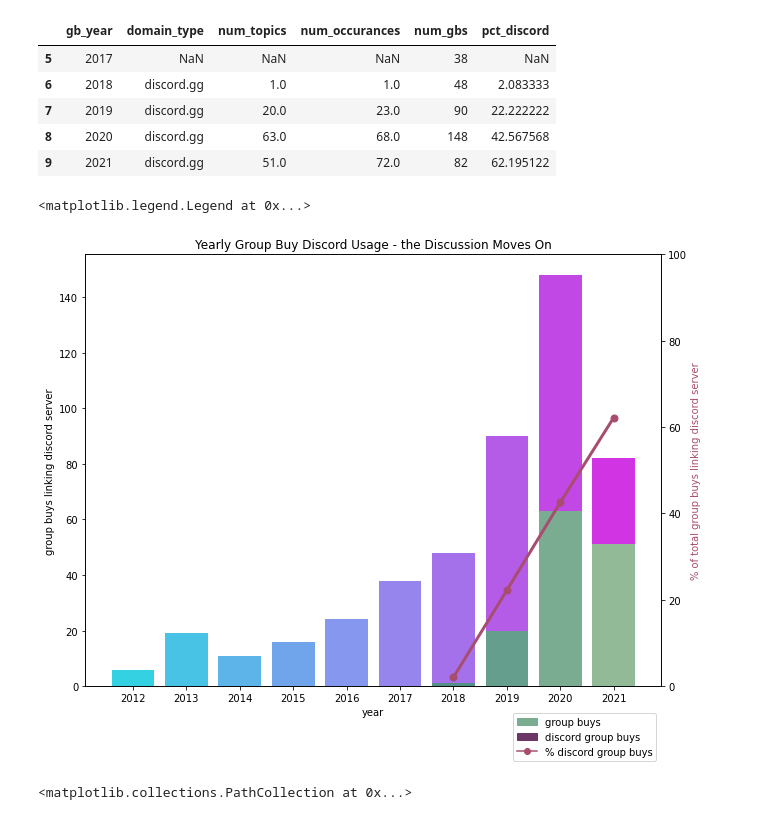
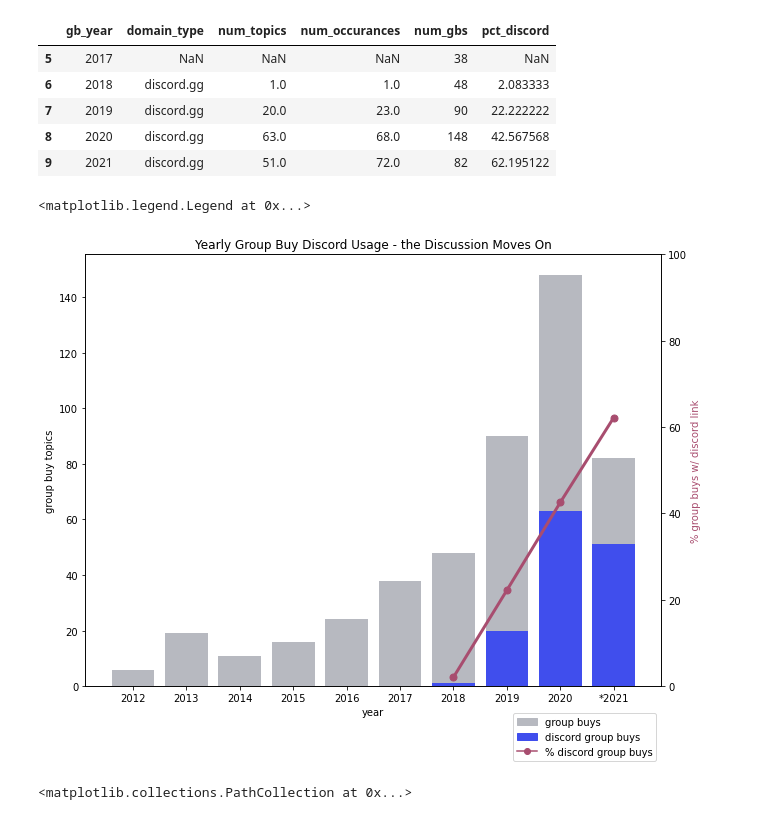
Before and after one commit to mattsalinero/mechanalysis, a Jupyter notebook: mechgraphing.ipynb, the cells around one changed output. Saved outputs shown, nothing was run; the diff lists cells and outputs as text; code cells hidden in the pictures.

Commit message:
feat: improve aesthetics of discord graph

```diff
--- a/mechgraphing.ipynb
+++ b/mechgraphing.ipynb
@@ -13,6 +13,10 @@ from pathlib import Path
 %matplotlib inline
 # %%
 db = Path(os.path.abspath('')) / "data" / "database" / "2021-05-31_mech_db_clean.db"
+total_gray = '#B7B9C0'
+active_green = '#7AAC91'
+hype_purp = '#6C3667'
+pct_magen = '#A84D6F'
 # %%
 yearly_query = """
     /* keycap group buy yearly aggregate stats */
@@ -198,31 +202,42 @@ discord_df.tail(5)
 | 9 | 2021 | discord.gg | 51.0 | 72.0 | 82 | 62.195122 |
 # %%
 # yearly discord link plot
+dcrd_blue = '#404EED'
 
 # create plot and set up twin axis
 dcrd_plot = plt.figure(figsize=[8,6])
 dcrd_ax1 = dcrd_plot.add_axes([1, 1, 1, 1])
 dcrd_ax2 = dcrd_ax1.twinx()
+
+# plot total gbs, "popular" gbs, and % popular gbs
+dcrd_xpos = np.arange(len(discord_df['gb_year']))
+dcrd_ax1.bar(dcrd_xpos, discord_df['num_gbs'], color=total_gray)
+dcrd_ax1.bar(dcrd_xpos, discord_df['num_topics'], color=dcrd_blue)
+
+dcrd_ax2.plot(discord_df['gb_year'], discord_df['pct_discord'],
+                marker='o', linewidth=3, markersize=7, color=pct_magen)
+
+# add axis labels/ticks
+dcrd_ax1.set_title("Yearly Group Buy Discord Usage - the Discussion Moves On")
+
+dcrd_ax1.set_xlabel('year')
+dcrd_ax1.set_xticks(dcrd_xpos)
+dcrd_xpos_lab = discord_df['gb_year'].copy()
+dcrd_xpos_lab.iat[-1] = "*" + dcrd_xpos_lab.iat[-1]
+dcrd_ax1.set_xticklabels(dcrd_xpos_lab)
+
+dcrd_ax1.set_ylabel('group buy topics')
+dcrd_ax2.set_ylabel('% group buys w/ discord link', color=pct_magen)
 dcrd_ax2.set_ylim(0, 100)
 
-# plot total gbs, "popular" gbs, and % popular gbs
-sns.barplot(data=discord_df, x='gb_year', y='num_gbs', palette='cool', ax=dcrd_ax1)
-sns.barplot(data=discord_df, x='gb_year', y='num_topics', palette='crest_r', ax=dcrd_ax1)
-dcrd_ax2.plot(discord_df['gb_year'], discord_df['pct_discord'],
-                marker='o', linewidth=3, markersize=7, color='#A84D6F')
-
-# add axis labels/legend
-dcrd_ax1.set_title("Yearly Group Buy Discord Usage - the Discussion Moves On")
-dcrd_ax1.set_xlabel('year')
-dcrd_ax1.set_ylabel('group buys linking discord server')
-dcrd_ax2.set_ylabel('% of total group buys linking discord server', color='#A84D6F')
-gb_patch = mpatches.Patch(color='#7AAC91', label='group buys')
-dcrd_patch = mpatches.Patch(color='#6C3667', label='discord group buys')
-pct_patch = mlines.Line2D([], [], color='#A84D6F', marker='o', label='% discord group buys')
+# create legend
+gb_patch = mpatches.Patch(color=total_gray, label='group buys')
+dcrd_patch = mpatches.Patch(color=dcrd_blue, label='discord group buys')
+pct_patch = mlines.Line2D([], [], color=pct_magen, marker='o', label='% discord group buys')
 plt.legend(handles=[gb_patch, dcrd_patch, pct_patch], bbox_to_anchor=(1, -0.05), loc='upper right')
 # %% [output]
 <matplotlib.legend.Legend at 0x...>
-[figure, old version]
+[figure, new version]
 # %%
 icode_query = """
 /* yearly icode data */
```
